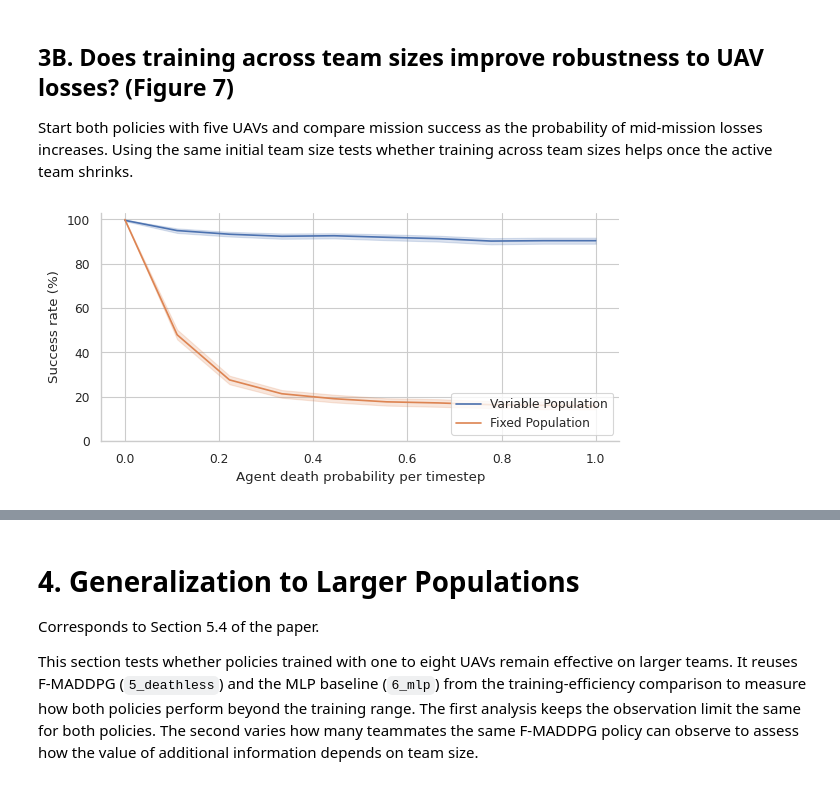
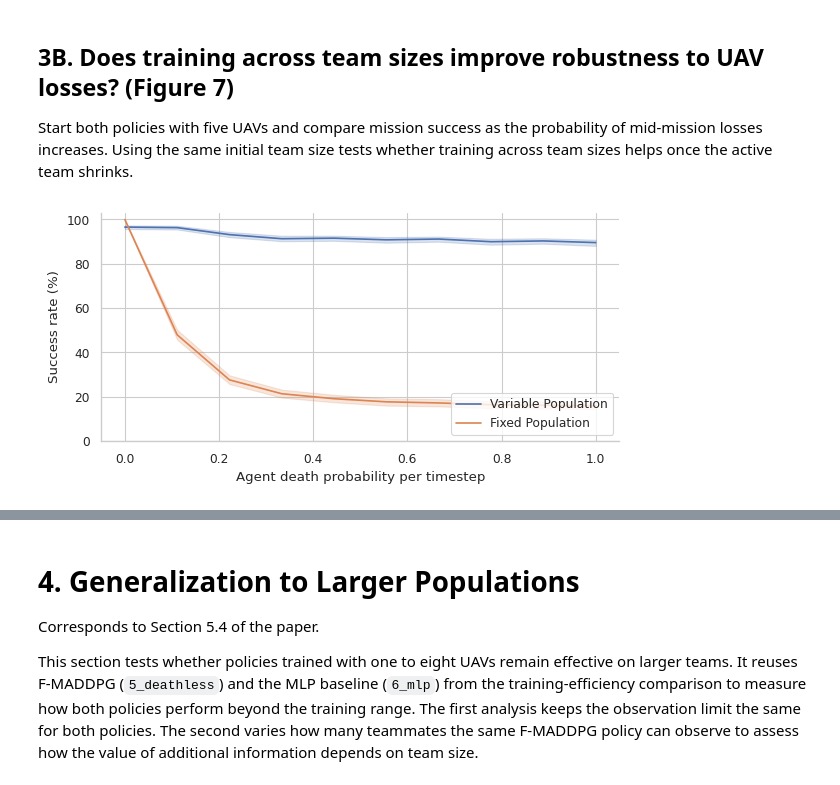
Before and after one commit to Project-GrADyS/distributed-rl, a Jupyter notebook: projects/data-harvesting/analysis/ras_2026.ipynb, the cells around one changed output, grey strips where cells are left out. Cells and saved outputs as stored; diff of their text form; code cells hidden in the pictures.

```diff
--- a/projects/data-harvesting/analysis/ras_2026.ipynb
+++ b/projects/data-harvesting/analysis/ras_2026.ipynb
@@ -644,10 +644,10 @@ for probability in FIXED_TEAM_DEATH_PROBABILITIES:
                 num_workers=4,
             config_overrides={
                 "environment": {
-                    "death_scheduler": {"type": "stochastic", "probability": probability}
-                },
-                "min_num_agents": 5,
-                "max_num_agents": 5
+                    "death_scheduler": {"type": "stochastic", "probability": probability},
+                    "min_num_agents": 5,
+                    "max_num_agents": 5
+                }
             },
         ).assign(
             condition={"5_deathless": "Variable Population", "9_fixed_5": "Fixed Population"}[run_name],
@@ -655,25 +655,21 @@ for probability in FIXED_TEAM_DEATH_PROBABILITIES:
         )
         fixed_variable_chunks.append(episodes)
 
-fixed_variable_episodes = pd.concat(fixed_variable_chunks, ignore_index=True)
-fixed_variable_relevant = (
-    fixed_variable_episodes.query("num_agents > 1")
-    .assign(success_percent=lambda data: data["all_collected"].astype(float) * 100)
-)
+fixed_variable_episodes = pd.concat(fixed_variable_chunks, ignore_index=True).assign(success_percent=lambda data: data["all_collected"].astype(float) * 100)
 # %%
 fig, ax = plt.subplots(figsize=(6, 3.0))
 sns.lineplot(
-  data=fixed_variable_relevant,
+  data=fixed_variable_episodes,
   x="death_probability",
   y="success_percent",
   hue="condition",
   errorbar=("ci", 95),
   hue_order=["Variable Population", "Fixed Population"],
   ax=ax
 )
 ax.set(xlabel="Agent death probability per timestep", ylabel="Success rate (%)", ylim=(0, 103))
 ax.legend(loc="lower right")
 fig.tight_layout()
 # %% [output]
-[figure, old version]
+[figure, new version]
 # %%
```
Also changed, not shown: parts of 3 cells of this notebook.
